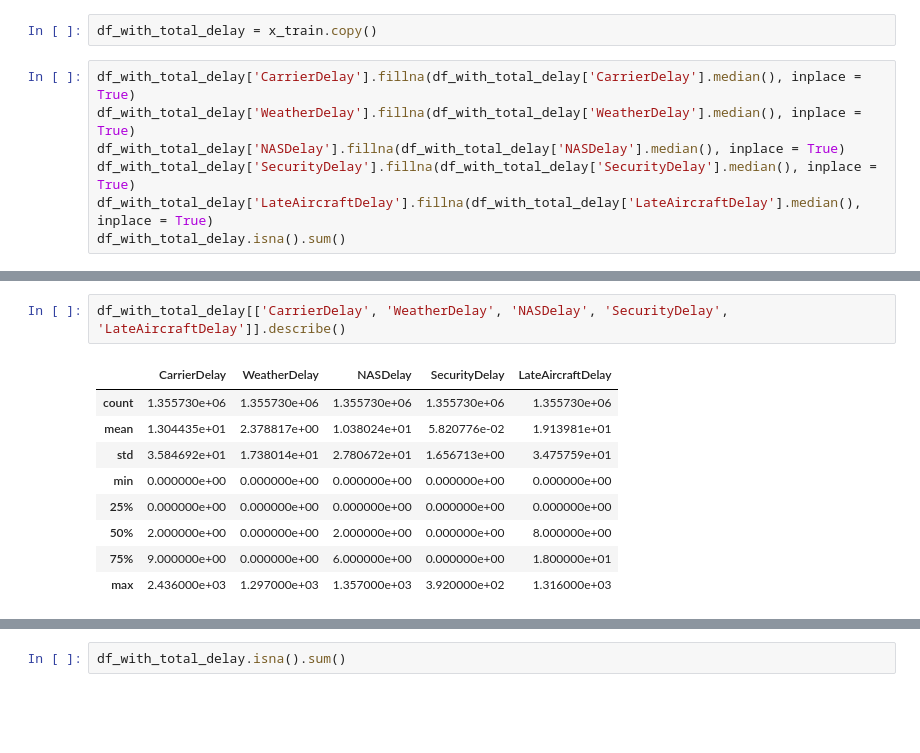
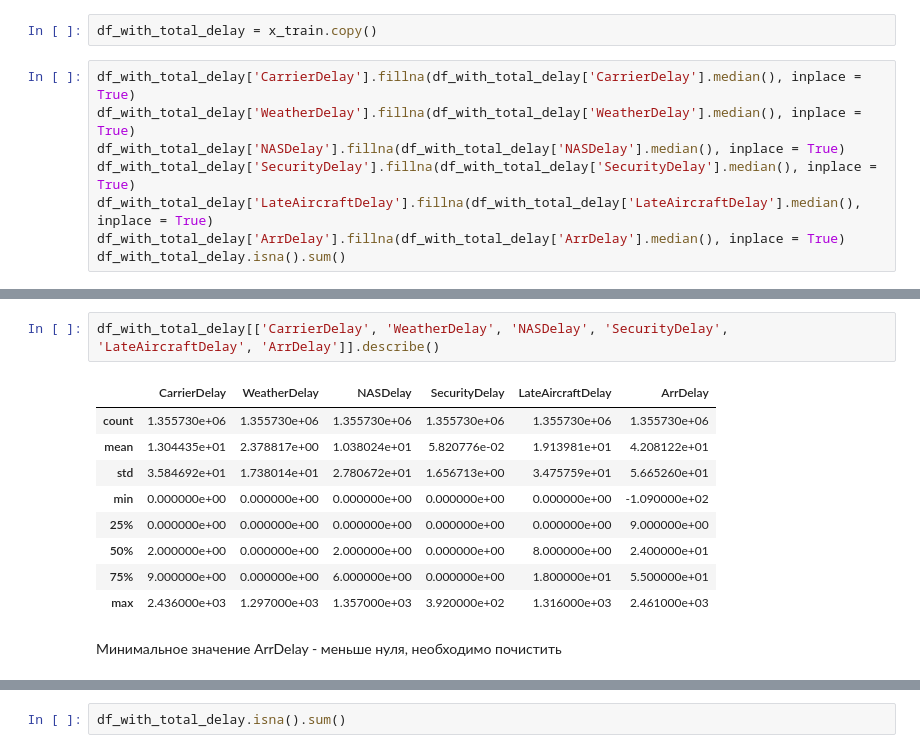
Before and after one commit to jokkojja/steps_in_data, a Jupyter notebook: try_to_kaggle.ipynb, the cells around one changed output, grey strips where cells are left out. Drawn from its saved outputs; the diff is of its cells as text; blank space fills up the shorter version.

```diff
--- a/try_to_kaggle.ipynb
+++ b/try_to_kaggle.ipynb
@@ -129,6 +129,7 @@ df_with_total_delay['WeatherDelay'].fillna(df_with_total_delay['WeatherDelay'].m
 df_with_total_delay['NASDelay'].fillna(df_with_total_delay['NASDelay'].median(), inplace = True)
 df_with_total_delay['SecurityDelay'].fillna(df_with_total_delay['SecurityDelay'].median(), inplace = True)
 df_with_total_delay['LateAircraftDelay'].fillna(df_with_total_delay['LateAircraftDelay'].median(), inplace = True)
+df_with_total_delay['ArrDelay'].fillna(df_with_total_delay['ArrDelay'].median(), inplace = True)
 df_with_total_delay.isna().sum()
 # %% [output]
 Unnamed: 0              0
@@ -149,14 +150,16 @@ SecurityDelay           0
 LateAircraftDelay       0
 dtype: int64
 # %%
-df_with_total_delay[['CarrierDelay', 'WeatherDelay', 'NASDelay', 'SecurityDelay', 'LateAircraftDelay']].describe()
+df_with_total_delay[['CarrierDelay', 'WeatherDelay', 'NASDelay', 'SecurityDelay', 'LateAircraftDelay', 'ArrDelay']].describe()
 # %% [output]
-|  | CarrierDelay | WeatherDelay | NASDelay | SecurityDelay | LateAircraftDelay |
-| count | 1.355730e+06 | 1.355730e+06 | 1.355730e+06 | 1.355730e+06 | 1.355730e+06 |
-| mean | 1.304435e+01 | 2.378817e+00 | 1.038024e+01 | 5.820776e-02 | 1.913981e+01 |
-| std | 3.584692e+01 | 1.738014e+01 | 2.780672e+01 | 1.656713e+00 | 3.475759e+01 |
-| min | 0.000000e+00 | 0.000000e+00 | 0.000000e+00 | 0.000000e+00 | 0.000000e+00 |
-| 25% | 0.000000e+00 | 0.000000e+00 | 0.000000e+00 | 0.000000e+00 | 0.000000e+00 |
-| 50% | 2.000000e+00 | 0.000000e+00 | 2.000000e+00 | 0.000000e+00 | 8.000000e+00 |
-| 75% | 9.000000e+00 | 0.000000e+00 | 6.000000e+00 | 0.000000e+00 | 1.800000e+01 |
-| max | 2.436000e+03 | 1.297000e+03 | 1.357000e+03 | 3.920000e+02 | 1.316000e+03 |
+|  | CarrierDelay | WeatherDelay | NASDelay | SecurityDelay | LateAircraftDelay | ArrDelay |
+| count | 1.355730e+06 | 1.355730e+06 | 1.355730e+06 | 1.355730e+06 | 1.355730e+06 | 1.355730e+06 |
+| mean | 1.304435e+01 | 2.378817e+00 | 1.038024e+01 | 5.820776e-02 | 1.913981e+01 | 4.208122e+01 |
+| std | 3.584692e+01 | 1.738014e+01 | 2.780672e+01 | 1.656713e+00 | 3.475759e+01 | 5.665260e+01 |
+| min | 0.000000e+00 | 0.000000e+00 | 0.000000e+00 | 0.000000e+00 | 0.000000e+00 | -1.090000e+02 |
+| 25% | 0.000000e+00 | 0.000000e+00 | 0.000000e+00 | 0.000000e+00 | 0.000000e+00 | 9.000000e+00 |
+| 50% | 2.000000e+00 | 0.000000e+00 | 2.000000e+00 | 0.000000e+00 | 8.000000e+00 | 2.400000e+01 |
+| 75% | 9.000000e+00 | 0.000000e+00 | 6.000000e+00 | 0.000000e+00 | 1.800000e+01 | 5.500000e+01 |
+| max | 2.436000e+03 | 1.297000e+03 | 1.357000e+03 | 3.920000e+02 | 1.316000e+03 | 2.461000e+03 |
+# %% [markdown]
+Минимальное значение ArrDelay - меньше нуля, необходимо почистить
```
Also changed, not shown: parts of 7 cells of this notebook.
